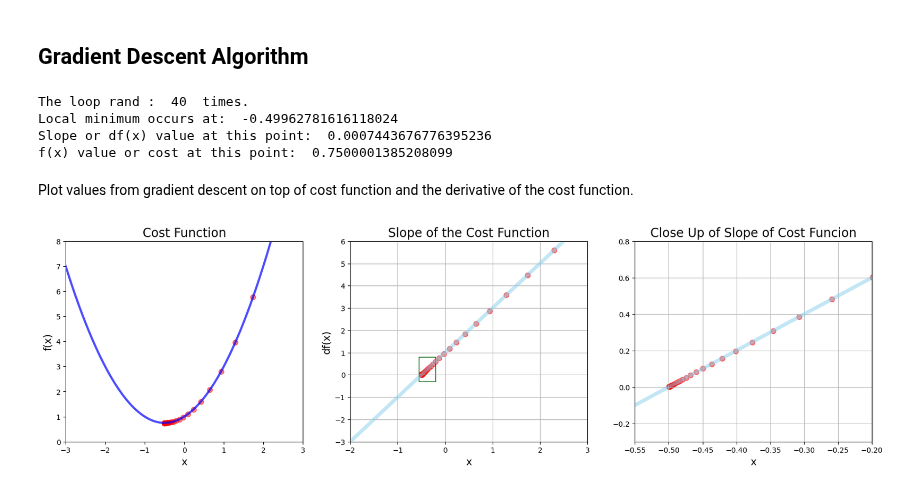
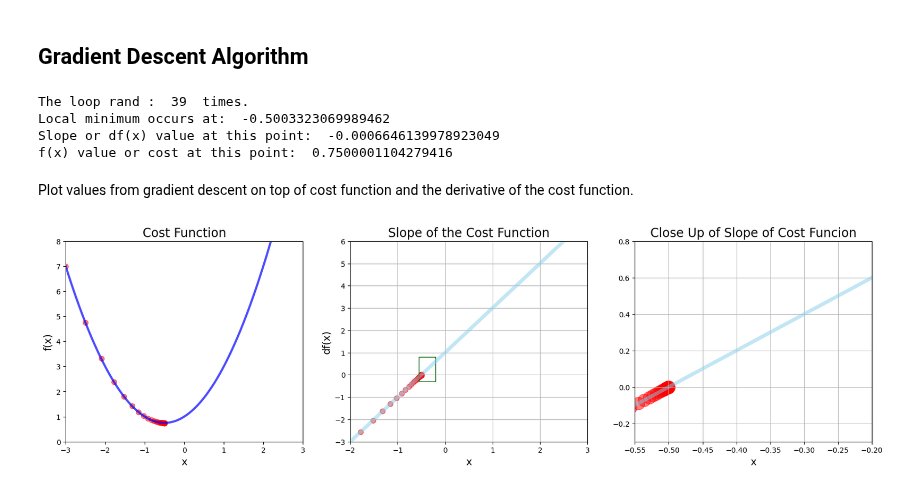
Before and after one commit to srofe/MLBootcamp, a Jupyter notebook: 03-GradientDescent/GradientDescent.ipynb, the cells around one changed output. Cells and saved outputs as stored; diff of their text form; code cells hidden in the pictures.

Commit message:
Change the starting value
This shows the gradient descent starting from a different location,
which is apparent visually on the graphs.

```diff
--- a/03-GradientDescent/GradientDescent.ipynb
+++ b/03-GradientDescent/GradientDescent.ipynb
@@ -63,7 +63,7 @@ plt.show()
 # %% [markdown]
 ## Gradient Descent Algorithm
 # %%
-new_x = 3                   # Starting point
+new_x = -3                   # Starting point
 previous_x = 0              # Temporary variable used to hold previous value of x
 step_multiplier = 0.1       # Learning rate (also called gamma).
 precision = 0.0001          # Used to determine when to stop the loop.
@@ -90,10 +90,10 @@ print('Local minimum occurs at: ', new_x)
 print('Slope or df(x) value at this point: ', df(new_x))
 print('f(x) value or cost at this point: ', f(new_x))
 # %% [output]
-The loop rand :  40  times.
-Local minimum occurs at:  -0.49962781616118024
-Slope or df(x) value at this point:  0.0007443676776395236
-f(x) value or cost at this point:  0.7500001385208099
+The loop rand :  39  times.
+Local minimum occurs at:  -0.5003323069989462
+Slope or df(x) value at this point:  -0.0006646139978923049
+f(x) value or cost at this point:  0.7500001104279416
 # %% [markdown]
 Plot values from gradient descent on top of cost function and the derivative of the cost function.
 # %%
@@ -107,32 +107,32 @@ plt.xlim(-3, 3)
 plt.ylim(0, 8)
 
 plt.plot(xData, f(xData), color='blue', linewidth=3, alpha=0.7)
 values = np.array(x_values)
 plt.scatter(x_values, f(values), color='red', s=50, alpha=0.5)
 
 plt.subplot(1, 3, 2)
 plt.title('Slope of the Cost Function', fontsize=17)
 plt.xlabel('x', fontsize=14)
 plt.ylabel('df(x)', fontsize=14)
 plt.xlim(-2, 3)
 plt.ylim(-3, 6)
 plt.grid()
 
 plt.plot(xData, df(xData), color='skyblue', linewidth=5, alpha=0.5)
 plt.scatter(x_values,  slope_list, color='red', s=50, alpha=0.5)
 plt.gca().add_patch(patch.Rectangle((-0.55, -0.3), width=0.35, height=1.1, fill=False, color='darkgreen'))
 
 plt.subplot(1, 3, 3)
 plt.title('Close Up of Slope of Cost Funcion', fontsize=17)
 plt.xlabel('x', fontsize=14)
 plt.xlim(-0.55, -0.2)
 plt.ylim(-0.3, 0.8)
 plt.grid()
 
 plt.plot(xData, df(xData), color='skyblue', linewidth=5, alpha=0.5)
-plt.scatter(x_values,  slope_list, color='red', s=50, alpha=0.5)
+plt.scatter(x_values,  slope_list, color='red', s=300, alpha=0.5)
 
 
 plt.show()
 # %% [output]
-[figure, old version]
+[figure, new version]
```
